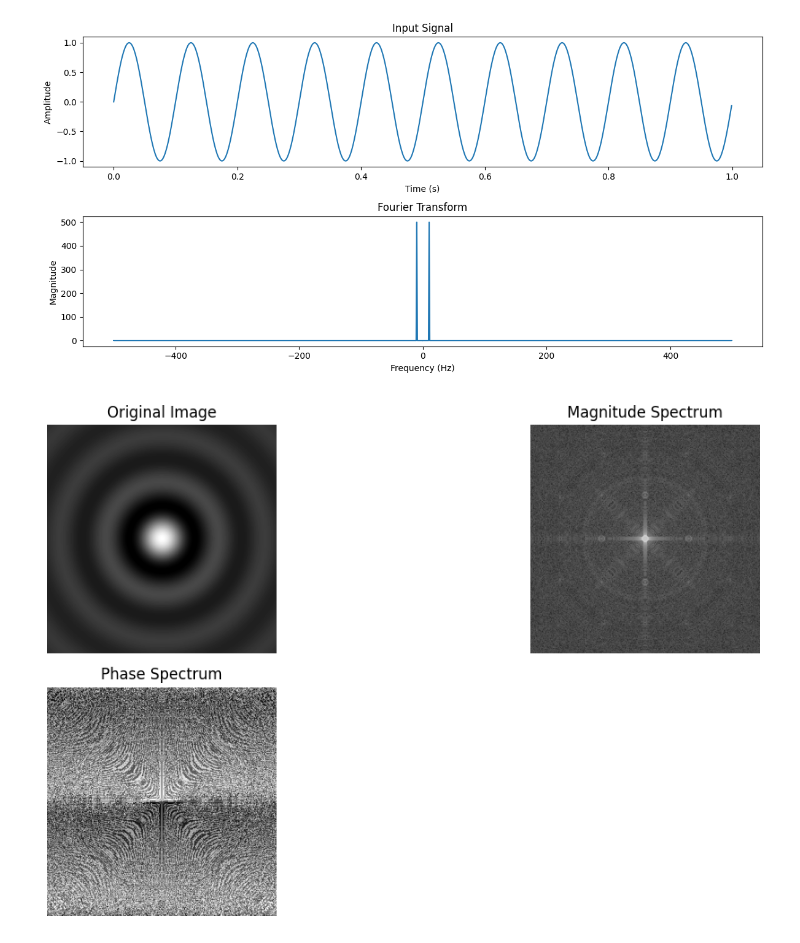
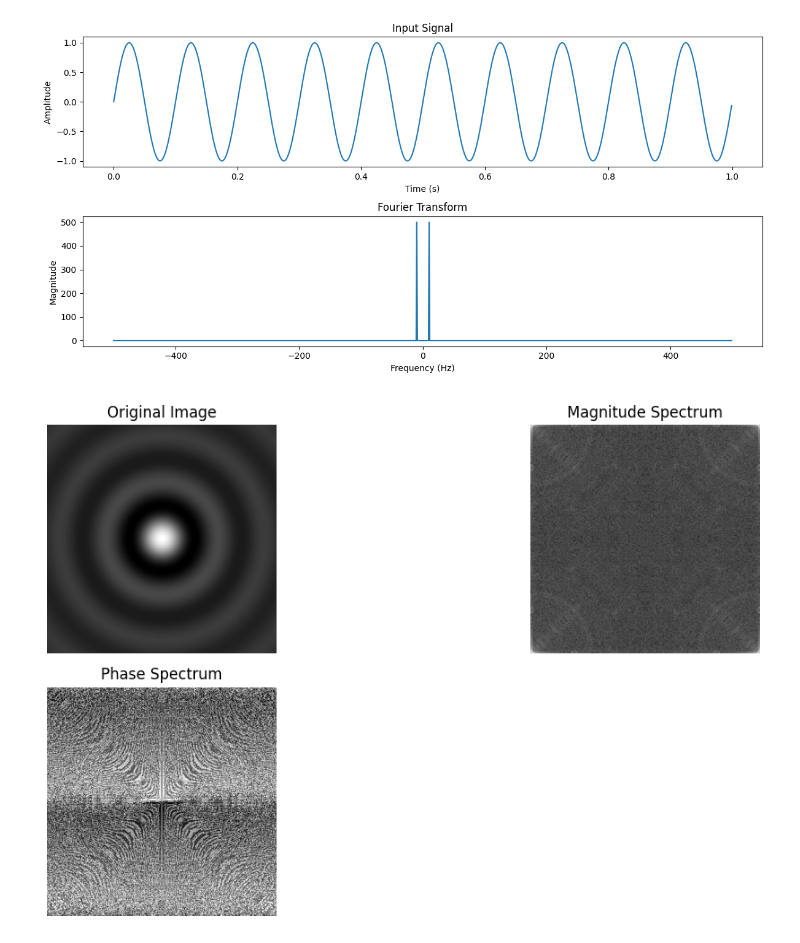
Before and after one commit to Kl3bs/Digital-Image-Processing, a Jupyter notebook: notebooks/domain_frequence_filter.ipynb, the cells around one changed output. Saved outputs shown, nothing was run; the diff lists cells and outputs as text; code cells hidden in the pictures.

```diff
--- a/notebooks/domain_frequence_filter.ipynb
+++ b/notebooks/domain_frequence_filter.ipynb
@@ -107,32 +107,32 @@ image_array = np.array(image)
 
 # Compute the 2D Fourier Transform
 fourier_transform = np.fft.fft2(image_array)
 # Shift the zero frequency component to the center
 fourier_transform_shifted = np.fft.fftshift(fourier_transform)
 
 # Compute the magnitude spectrum (absolute value) and phase spectrum of the Fourier Transform
-magnitude_spectrum = np.abs(fourier_transform_shifted)
+magnitude_spectrum = np.abs(fourier_transform)
 phase_spectrum = np.angle(fourier_transform_shifted)
 
 # Plot the original image and its Fourier Transform
 plt.figure(figsize=(12, 6))
 
 plt.subplot(2, 2, 1)
 plt.imshow(image_array, cmap='gray')
 plt.title('Original Image')
 plt.axis('off')
 
 plt.subplot(2, 2, 2)
 plt.imshow(np.log(1 + magnitude_spectrum), cmap='gray')
 plt.title('Magnitude Spectrum')
 plt.axis('off')
 
 plt.subplot(2, 2, 3)
 plt.imshow(phase_spectrum, cmap='gray')
 plt.title('Phase Spectrum')
 plt.axis('off')
 
 plt.tight_layout()
 plt.show()
 # %% [output]
-[figure, old version]
+[figure, new version]
```
Also changed, not shown: 1 other file.
